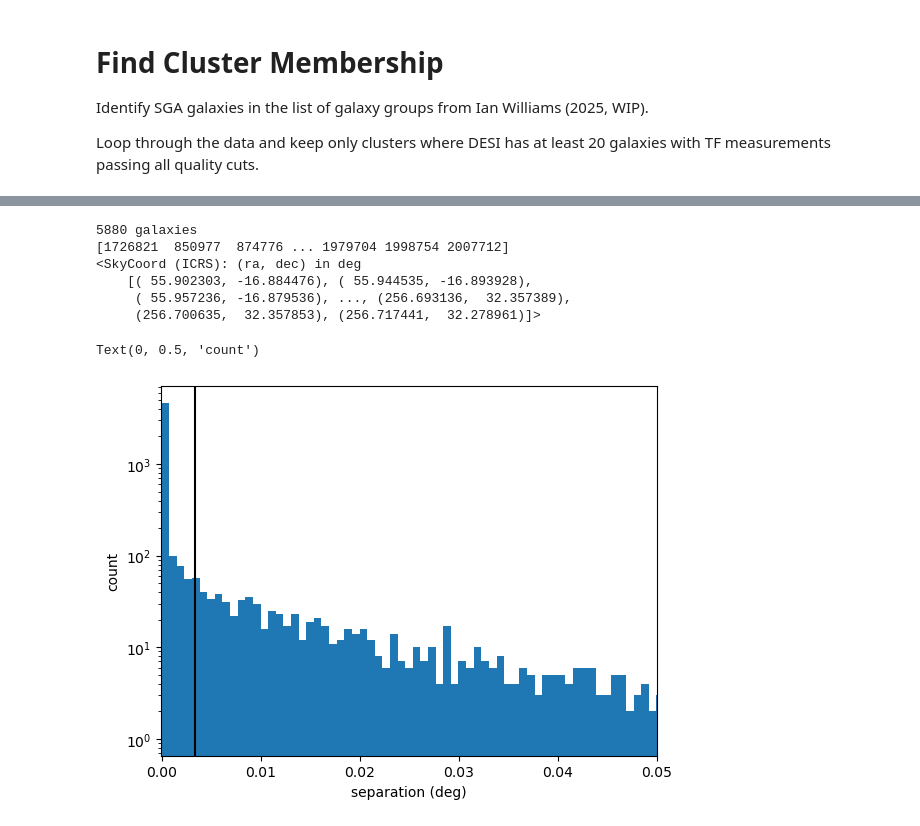
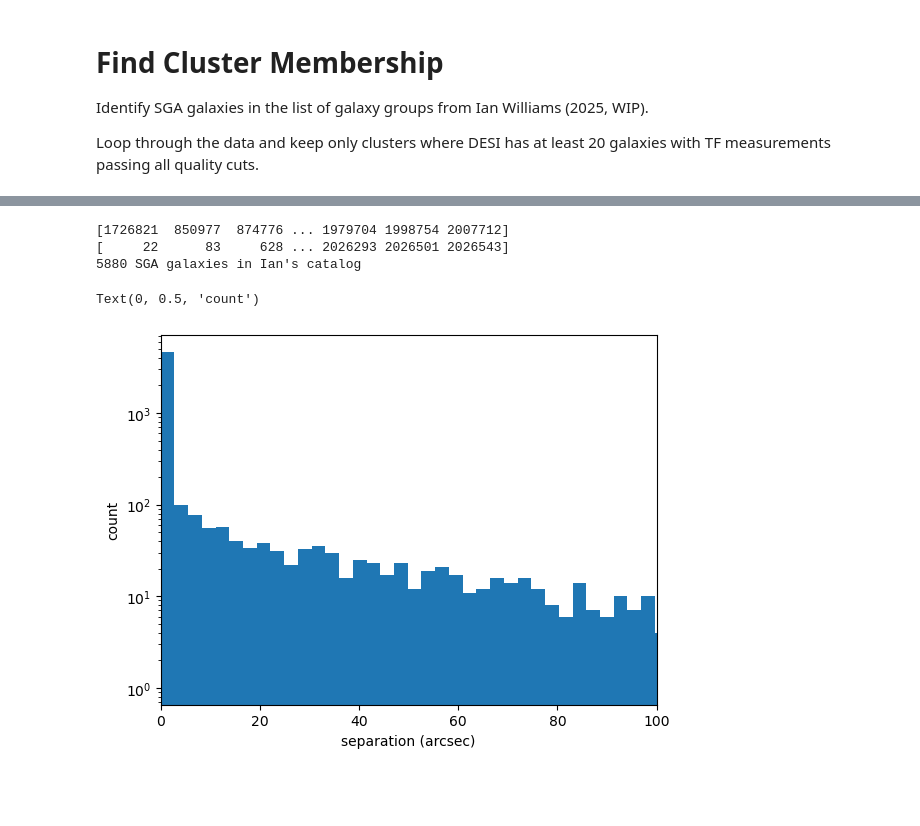
Before and after one commit to DESI-UR/DESI_SGA, a Jupyter notebook: TF/Y1/TF_Y1_cluster_VI_MJ_DESI.ipynb, the cells around one changed output, grey strips where cells are left out. Saved outputs shown, nothing was run; the diff lists cells and outputs as text; code cells hidden in the pictures; blank space fills up the shorter version.

```diff
--- a/TF/Y1/TF_Y1_cluster_VI_MJ_DESI.ipynb
+++ b/TF/Y1/TF_Y1_cluster_VI_MJ_DESI.ipynb
@@ -461,27 +446,27 @@ n_cluster_min = 15
 # Sky coordinates of Ian's galaxies
 cls_coords = SkyCoord(clusters['RA'], clusters['DEC'])
 
-match_ids, match_dist, match_sep = sga_coords.match_to_catalog_sky(cls_coords)
-print(len(match_sep), "galaxies")
+match_ids, match_dist, match_seps = sga_coords.match_to_catalog_sky(cls_coords)
+match_sep = match_seps*3600 #convert to arcsec
+
 print(match_ids)
-print(cls_coords)
+print(np.sort(match_ids))
+
+print(len(match_ids), "SGA galaxies in Ian's catalog")
 # %% [output]
-5880 galaxies
 [1726821  850977  874776 ... 1979704 1998754 2007712]
-<SkyCoord (ICRS): (ra, dec) in deg
-    [( 55.902303, -16.884476), ( 55.944535, -16.893928),
-     ( 55.957236, -16.879536), ..., (256.693136,  32.357389),
-     (256.700635,  32.357853), (256.717441,  32.278961)]>
+[     22      83     628 ... 2026293 2026501 2026543]
+5880 SGA galaxies in Ian's catalog
 # %%
 # make a histogram of separations between Ian's galaxies and the SGA galaxies they matched with above
-plt.xlim(-1/10000,.05)
+plt.xlim(-1/10000,100)
 plt.hist(match_sep, bins = 500)
 plt.yscale('log')
-plt.axvline(x=(1/300), color = 'k')
-plt.xlabel("separation (deg)")
+# plt.axvline(x=(12), color = 'k')
+plt.xlabel("separation (arcsec)")
 plt.ylabel("count")
 # %% [output]
 Text(0, 0.5, 'count')
-[figure, old version]
+[figure, new version]
 # %%
 # make the same histogram, but normalized by D26 in degrees
```
Also changed, not shown: parts of 26 cells of this notebook, 5 other files.
